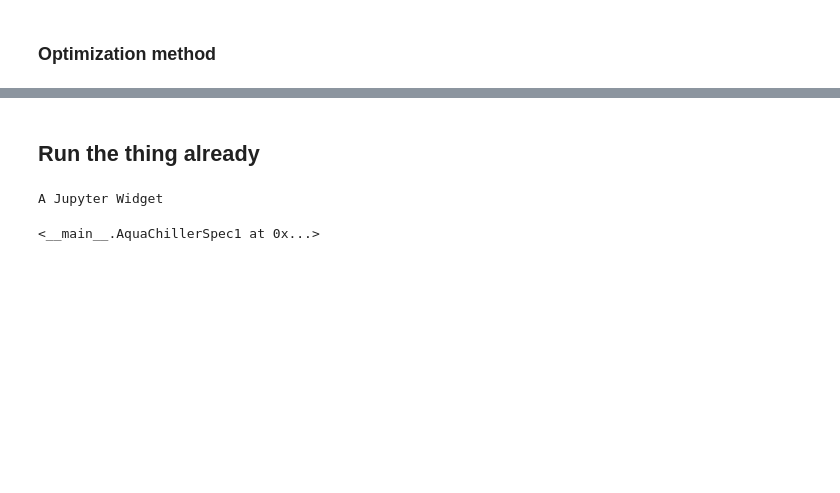
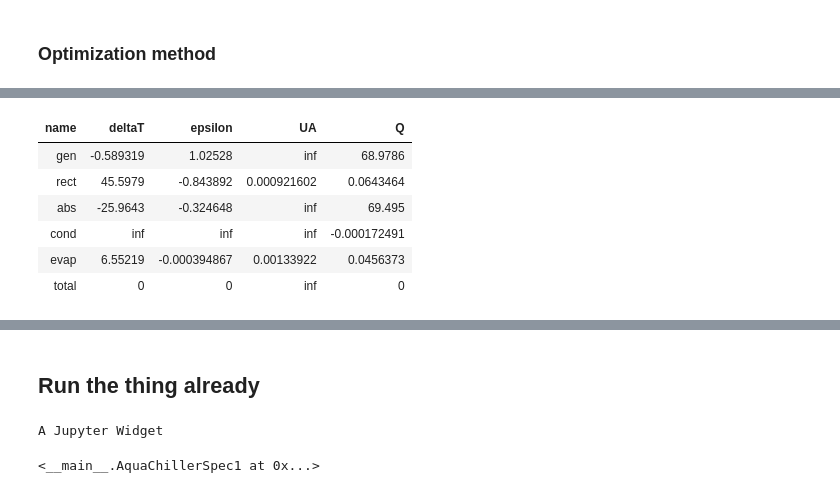
Before and after one commit to nfette/openACHP, a Jupyter notebook: src/System feasibility ammonia-aqua.ipynb, the cells around one changed output, grey strips where cells are left out. Saved outputs shown, nothing was run; the diff lists cells and outputs as text; code cells hidden in the pictures; blank space fills up the shorter version.

Commit message:
System optimization script improved

```diff
--- a/src/System feasibility ammonia-aqua.ipynb
+++ b/src/System feasibility ammonia-aqua.ipynb
@@ -201,3 +264,5 @@ def opt_step_2(t_heat_reject, q_frac):
     totalUA = sys.totalUA
 
     return opt
+# %%
+t_heat_reject=293.15
@@ -203,0 +394,11 @@ def opt_step_2(t_heat_reject, q_frac):
+# %%
+sys = system_aqua1.System(bdry, ch)
+sys
+# %% [output]
+| name | deltaT | epsilon | UA | Q |
+| gen | -0.589319 | 1.02528 | inf | 68.9786 |
+| rect | 45.5979 | -0.843892 | 0.000921602 | 0.0643464 |
+| abs | -25.9643 | -0.324648 | inf | 69.495 |
+| cond | inf | inf | inf | -0.000172491 |
+| evap | 6.55219 | -0.000394867 | 0.00133922 | 0.0456373 |
+| total | 0 | 0 | inf | 0 |
```
Also changed, not shown: parts of 18 cells of this notebook, 3 other files.
